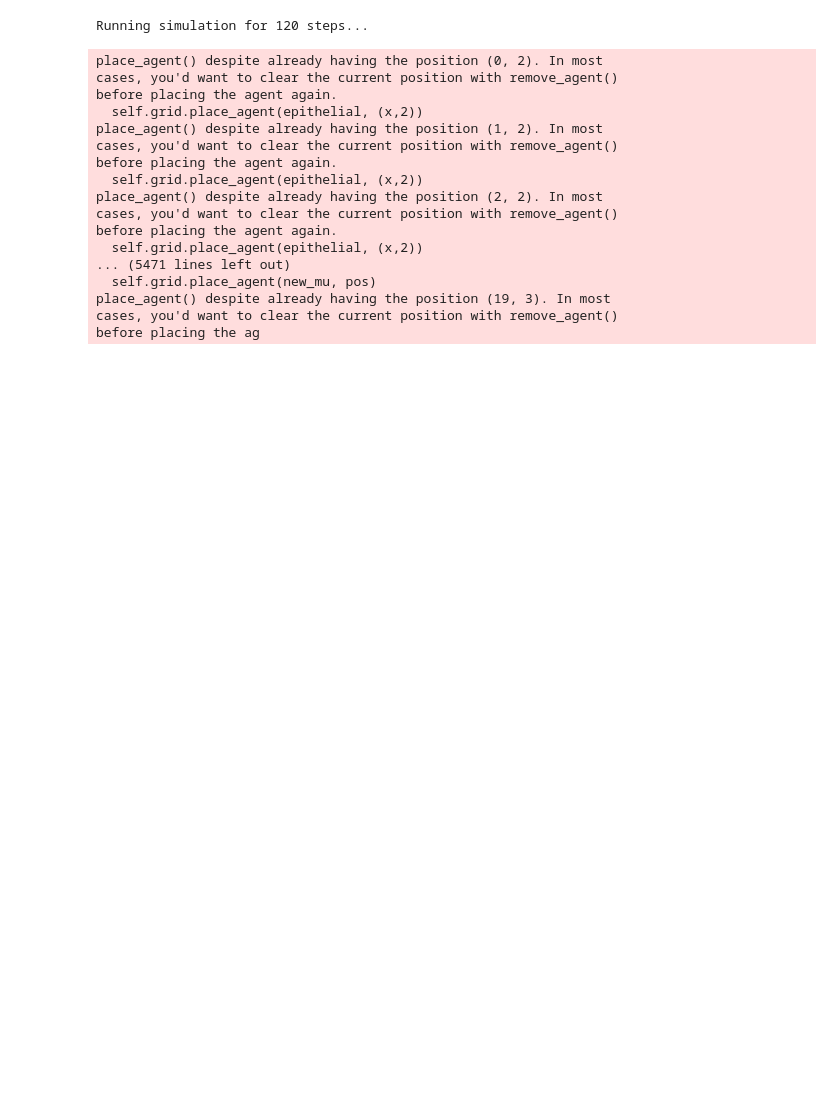
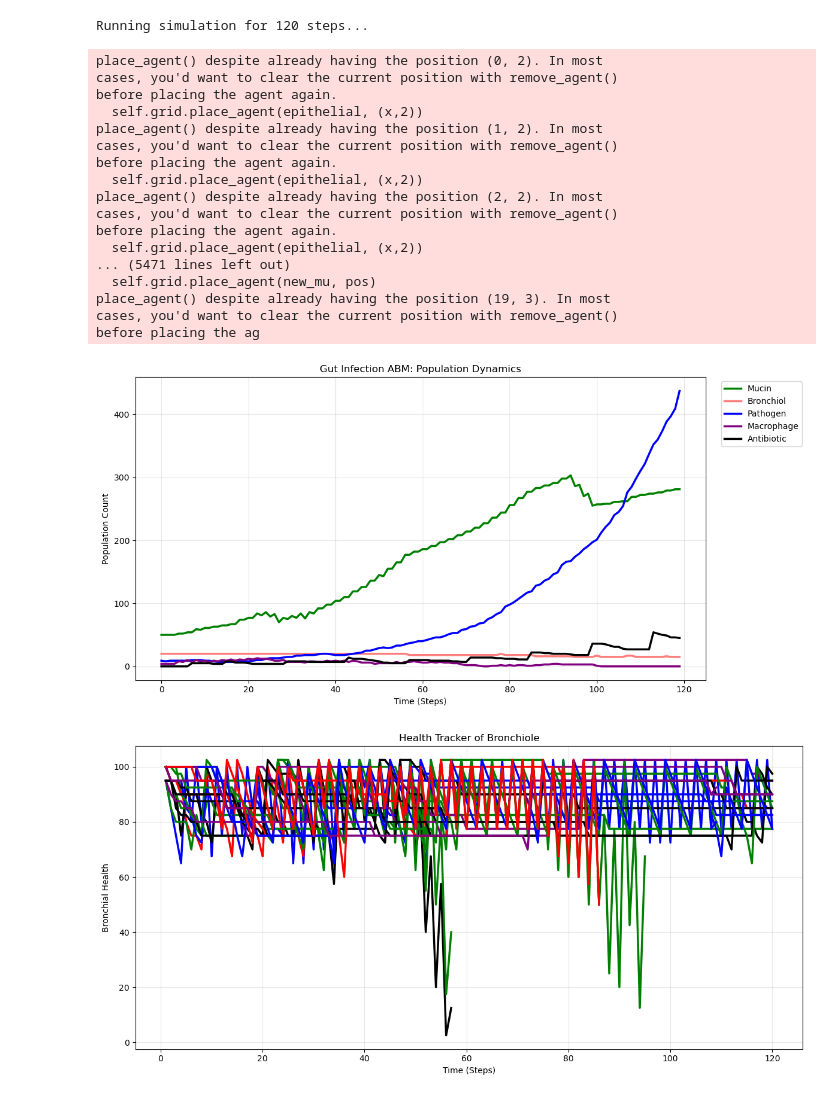
Before and after one commit to karonaye/Final-Project-ME-120, a Jupyter notebook: Final_project_biofilmsidea.ipynb, the cells around one changed output. Saved outputs shown, nothing was run; the diff lists cells and outputs as text; code cells hidden in the pictures; blank space fills up the shorter version.

Commit message:
graphs (shuld be fixed kms)

```diff
--- a/Final_project_biofilmsidea.ipynb
+++ b/Final_project_biofilmsidea.ipynb
@@ -577,7 +577,10 @@ class LungModel(Model):
             "Macrophage": lambda m: len(m.agents_by_type.get(Macrophage,[]))
 
         }
-        self.datacollector = DataCollector(reporters)
+        agent_reporters = {
+            "Bronch_health": lambda b: b.health if isinstance(b, Bronchial) else None
+            }
+        self.datacollector = DataCollector(reporters, agent_reporters)
 
 
         #Set the fixed position of the bronchial layer
@@ -865,30 +868,54 @@ plt.xlabel("Time (Steps)")
 plt.ylabel("Population Count")
 plt.legend(loc="upper left", bbox_to_anchor=(1.02, 1)) # Puts legend outside the plot
 plt.grid(True, alpha=0.3)
 plt.tight_layout()
 
 # Display the plot
 plt.show()
 
 # TIP: To save this image for your PDF, right-click the plot and select "Save image as..."
 # Alternatively, uncomment the line below to save it directly to your folder:
 # plt.savefig("my_time_series.png", dpi=300)
+
+
+import random
+#This is a graph to observe health of bronchial over time
+df_agent = backup_model.datacollector.get_agent_vars_dataframe()
+
+random_color = ["red","purple","blue","green", "black"] # lol this is the only thing i can think of to make it easier to read for now esp if we r working with so many types
+
+plt.figure(figsize=(12, 6))
+agents_df = df_agent.index.get_level_values("AgentID").unique()
+for i in agents_df:
+    health_b = df_agent.xs(i, level="AgentID")
+    plt.plot(health_b.index, health_b["Bronch_health"], color=random.choice(random_color), linewidth=2.5)
+
+# Formatting
+plt.title("Health Tracker of Bronchiole")
+plt.xlabel("Time (Steps)")
+plt.ylabel("Bronchial Health")
+plt.grid(True, alpha=0.3)
+plt.tight_layout()
+
+plt.show()
 # %% [output]
 Running simulation for 120 steps...
 place_agent() despite already having the position (0, 2). In most
 cases, you'd want to clear the current position with remove_agent()
 before placing the agent again.
   self.grid.place_agent(epithelial, (x,2))
 place_agent() despite already having the position (1, 2). In most
 cases, you'd want to clear the current position with remove_agent()
 before placing the agent again.
   self.grid.place_agent(epithelial, (x,2))
 place_agent() despite already having the position (2, 2). In most
 cases, you'd want to clear the current position with remove_agent()
 before placing the agent again.
   self.grid.place_agent(epithelial, (x,2))
 ... (5471 lines left out)
   self.grid.place_agent(new_mu, pos)
 place_agent() despite already having the position (19, 3). In most
 cases, you'd want to clear the current position with remove_agent()
 before placing the ag
+[figure, added]
+[figure, added]
```
Also changed, not shown: parts of 2 cells of this notebook.
